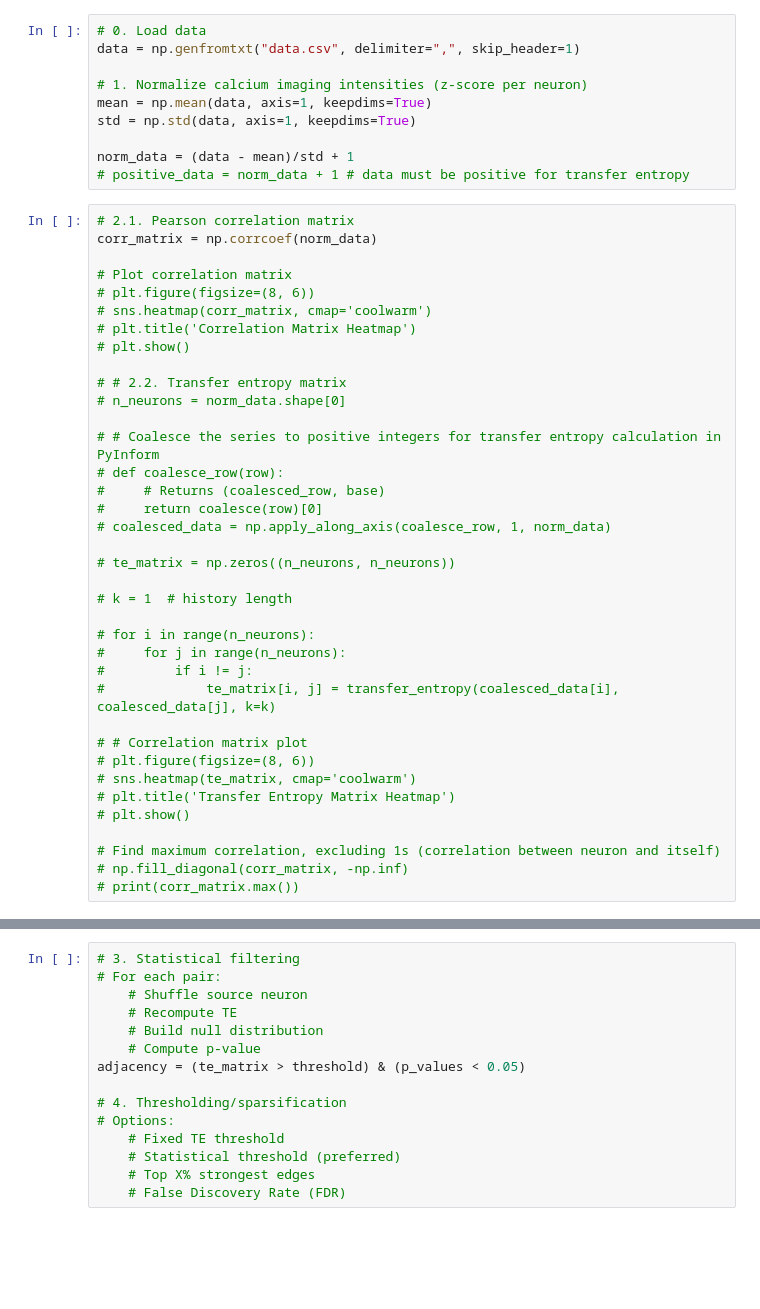
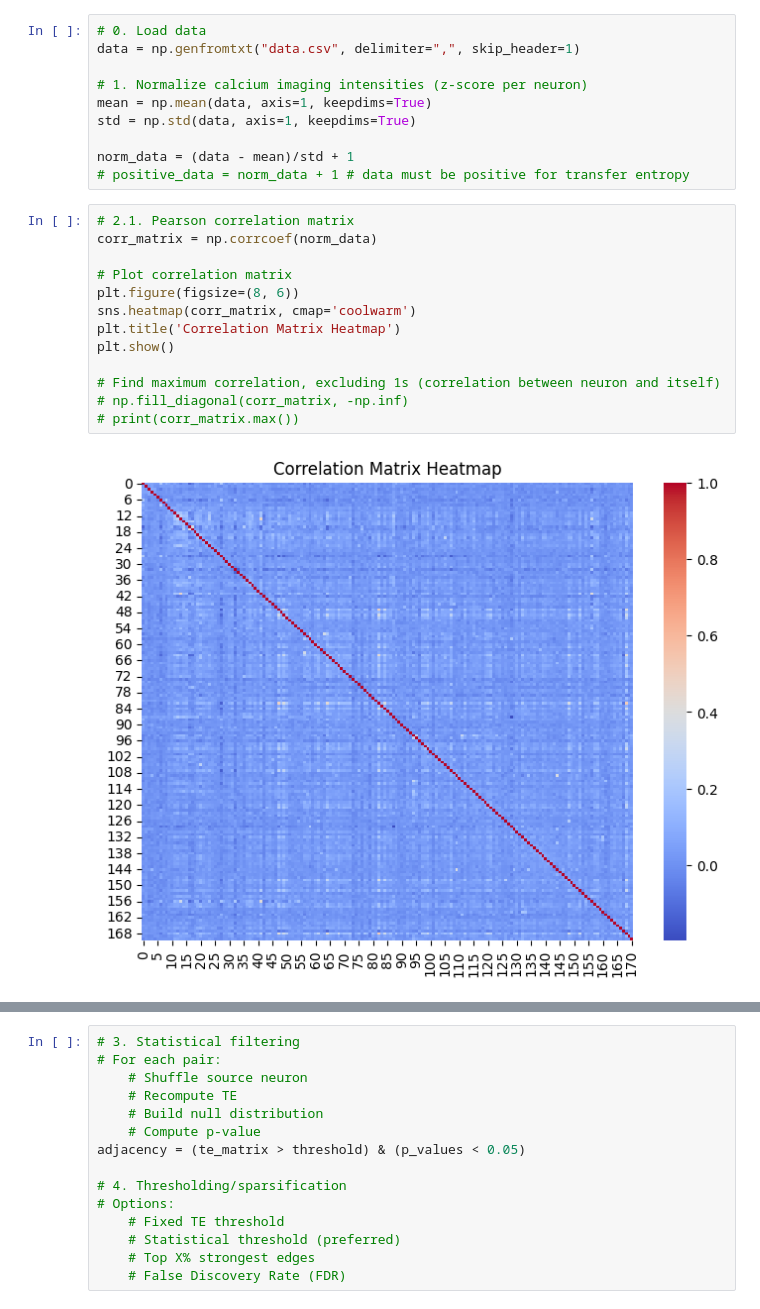
Before and after one commit to c-carolinel/jc, a Jupyter notebook: 1_preprocessing.ipynb, the cells around one changed output, grey strips where cells are left out. Drawn from its saved outputs; the diff is of its cells as text; blank space fills up the shorter version.

Commit message:
weighted graph

```diff
--- a/1_preprocessing.ipynb
+++ b/1_preprocessing.ipynb
@@ -18,37 +18,15 @@ norm_data = (data - mean)/std + 1
 # %%
 # 2.1. Pearson correlation matrix
 corr_matrix = np.corrcoef(norm_data)
 
 # Plot correlation matrix
-# plt.figure(figsize=(8, 6))
-# sns.heatmap(corr_matrix, cmap='coolwarm')
-# plt.title('Correlation Matrix Heatmap')
-# plt.show()
-
-# # 2.2. Transfer entropy matrix
-# n_neurons = norm_data.shape[0]
-
-# # Coalesce the series to positive integers for transfer entropy calculation in PyInform
-# def coalesce_row(row):
-#     # Returns (coalesced_row, base)
-#     return coalesce(row)[0]
-# coalesced_data = np.apply_along_axis(coalesce_row, 1, norm_data)
-
-# te_matrix = np.zeros((n_neurons, n_neurons))
-
-# k = 1  # history length
-
-# for i in range(n_neurons):
-#     for j in range(n_neurons):
-#         if i != j:
-#             te_matrix[i, j] = transfer_entropy(coalesced_data[i], coalesced_data[j], k=k)
-
-# # Correlation matrix plot
-# plt.figure(figsize=(8, 6))
-# sns.heatmap(te_matrix, cmap='coolwarm')
-# plt.title('Transfer Entropy Matrix Heatmap')
-# plt.show()
+plt.figure(figsize=(8, 6))
+sns.heatmap(corr_matrix, cmap='coolwarm')
+plt.title('Correlation Matrix Heatmap')
+plt.show()
 
 # Find maximum correlation, excluding 1s (correlation between neuron and itself)
 # np.fill_diagonal(corr_matrix, -np.inf)
 # print(corr_matrix.max())
+# %% [output]
+[figure, added]
```
Also changed, not shown: parts of 4 cells of this notebook, 2 other files.
